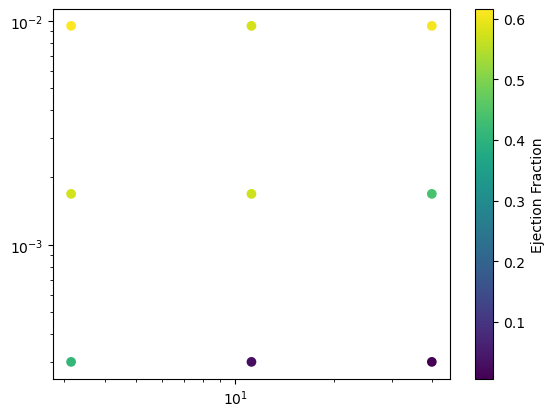
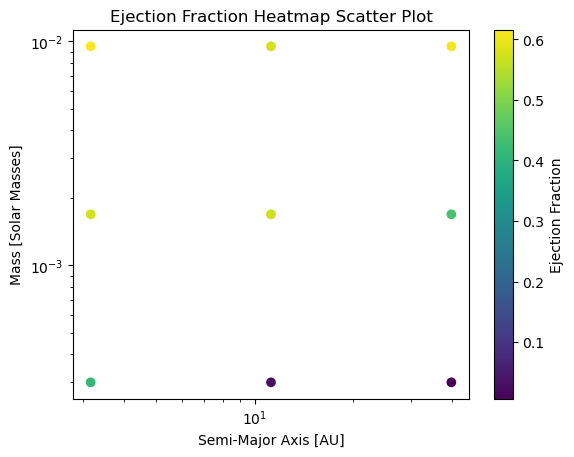
Code edit (unified diff) that turned the first committed figure into the second:
--- before
+++ after
@@ -3,2 +3,6 @@
 plt.yscale('log')
 plt.colorbar(label='Ejection Fraction')
+plt.xlabel('Semi-Major Axis [AU]')
+plt.ylabel('Mass [Solar Masses]')
+plt.title('Ejection Fraction Heatmap Scatter Plot')
+plt.savefig('/mnt/home/monkhayd/Simulations/Ejection_modeling/Mass_Fraction/Outputs/Visualizations/ejection_fraction_heatmap_scatter.png', dpi=300)

Commit: added scatter plot to Visualizations folder